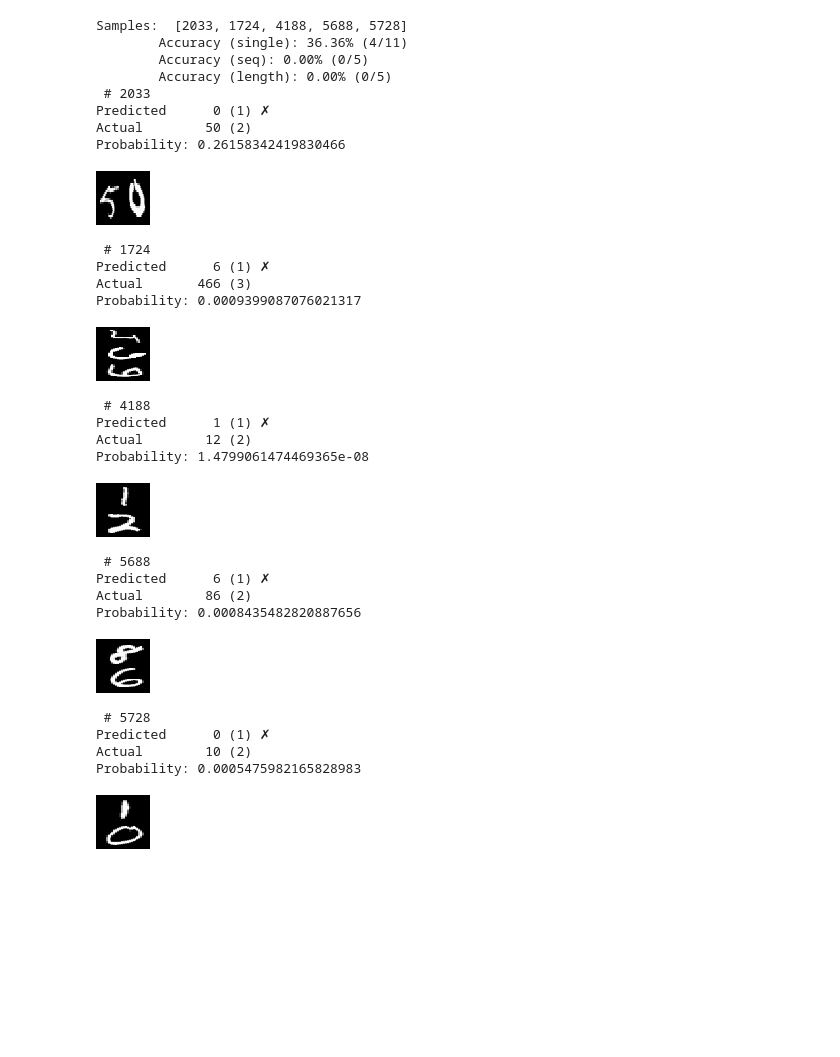
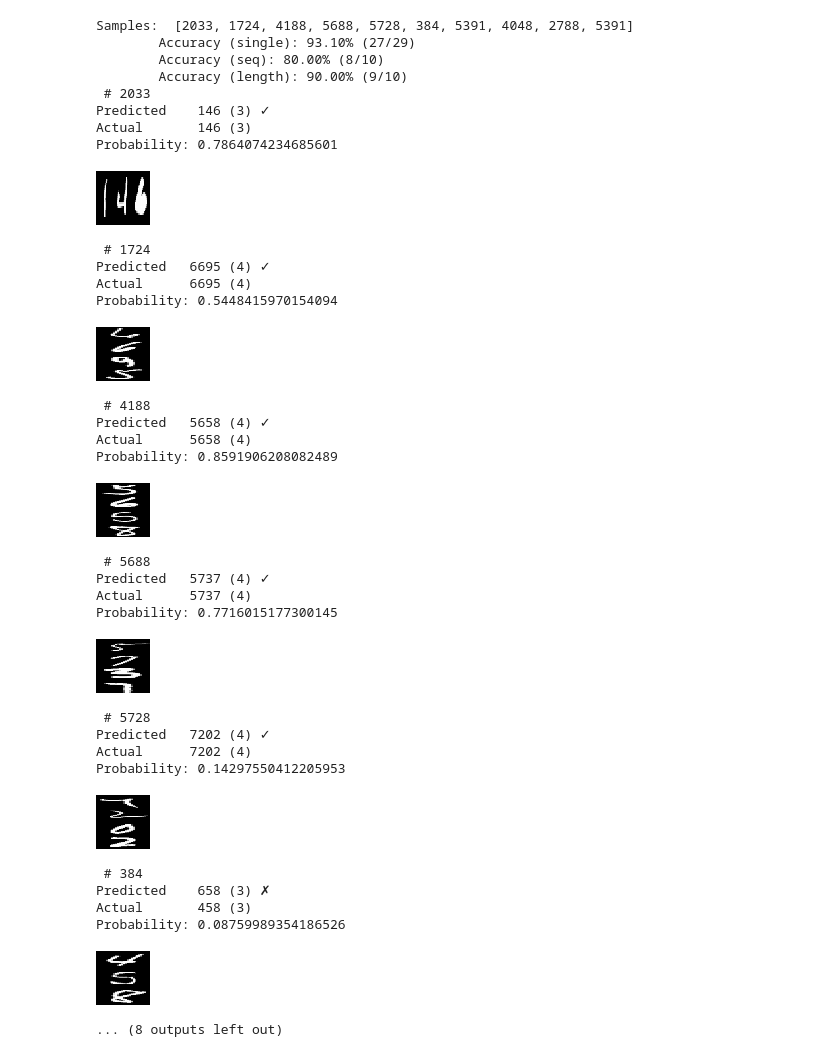
Before and after one commit to sathyz/svhn, a Jupyter notebook: SVHN_Synthetic.ipynb, the cells around one changed output. Drawn from its saved outputs; the diff is of its cells as text; code cells hidden in the pictures; blank space fills up the shorter version.

Commit message:
Use Flat Layer as input for S & L (instead of CNN)

```diff
--- a/SVHN_Synthetic.ipynb
+++ b/SVHN_Synthetic.ipynb
@@ -38,12 +38,13 @@ cnn.add(MaxPooling2D(pool_size=(2, 2))) #L9
 cnn.add(Dropout(0.5))
 
 cnn = cnn(img_input)
+
 flat = Flatten()(cnn)
+flat = Dense(1024, kernel_regularizer=regularizer)(flat) # L10
+flat = Activation('relu') (flat)
+flat = Dropout(0.5) (flat)
 
-size = Dense(1024, kernel_regularizer=regularizer)(flat) # L10
-size = Activation('relu') (size)
-size = Dropout(0.5) (size)
-size = Dense( MAX_LEN + 1, kernel_regularizer=regularizer)(size)
+size = Dense( MAX_LEN + 1, kernel_regularizer=regularizer)(flat)
 size_output = Activation('softmax', name="Length_Smax")(size)
 
 size_input = Input(shape=( MAX_LEN + 1,))
@@ -54,9 +55,10 @@ digits_merged = []
 
 # layer_s = Concatenate()([flat, size_output])
 
+seq_input = Concatenate()([flat, size_output])
 # FIXME use RNN
 for i in range(MAX_LEN):
-    digit_output = Dense(10, kernel_regularizer=regularizer)(flat)
+    digit_output = Dense(10, kernel_regularizer=regularizer)(seq_input)
     digit_output = Activation('softmax', name="Digit_Last_Smax_{}".format(i))(digit_output)
     digit_input = Input(shape=(10,))
 
@@ -205,7 +205,7 @@ for i in range(len(xs)):
 ... (8 outputs left out)
 # %%
-x_train, y_train = gen_samples(mx_train, my_train, (600 * 4 * 10) + (600 * 3 * 10) + (600 * 2 * 10) + (600 * 10), input_shape[:2])
-x_test, y_test = gen_samples(mx_test, my_test, 200 * 4 * 10, input_shape[:2])
+x_train, y_train = gen_samples(mx_train, my_train, 60000, input_shape[:2])
+x_test, y_test = gen_samples(mx_test, my_test, 6000, input_shape[:2])
 # %%
 digits = y_train[0].argmax(axis=1)
 
@@ -348,34 +345,40 @@ def review(X_true, y_true, nsamples=5, samples=None):
         # print( num_pred == num_true )
         display(array_to_img(X_true[sample]))
 # %%
-review(x_test, y_test, samples=[2033, 1724, 4188, 5688, 5728])
+review(x_test, y_test, samples=[2033, 1724, 4188, 5688, 5728, 384, 5391, 4048, 2788, 5391])
 # %% [output]
-Samples:  [2033, 1724, 4188, 5688, 5728]
-        Accuracy (single): 36.36% (4/11)
-        Accuracy (seq): 0.00% (0/5)
-        Accuracy (length): 0.00% (0/5)
+Samples:  [2033, 1724, 4188, 5688, 5728, 384, 5391, 4048, 2788, 5391]
+        Accuracy (single): 93.10% (27/29)
+        Accuracy (seq): 80.00% (8/10)
+        Accuracy (length): 90.00% (9/10)
  # 2033
-Predicted      0 (1) ✗
-Actual        50 (2)
-Probability: 0.26158342419830466
+Predicted    146 (3) ✓
+Actual       146 (3)
+Probability: 0.7864074234685601
-[figure, old version]
+[figure, new version]
  # 1724
-Predicted      6 (1) ✗
-Actual       466 (3)
-Probability: 0.0009399087076021317
+Predicted   6695 (4) ✓
+Actual      6695 (4)
+Probability: 0.5448415970154094
-[figure, old version]
+[figure, new version]
  # 4188
-Predicted      1 (1) ✗
-Actual        12 (2)
-Probability: 1.4799061474469365e-08
+Predicted   5658 (4) ✓
+Actual      5658 (4)
+Probability: 0.8591906208082489
-[figure, old version]
+[figure, new version]
  # 5688
-Predicted      6 (1) ✗
-Actual        86 (2)
-Probability: 0.0008435482820887656
+Predicted   5737 (4) ✓
+Actual      5737 (4)
+Probability: 0.7716015177300145
-[figure, old version]
+[figure, new version]
  # 5728
-Predicted      0 (1) ✗
-Actual        10 (2)
-Probability: 0.0005475982165828983
+Predicted   7202 (4) ✓
+Actual      7202 (4)
+Probability: 0.14297550412205953
-[figure, old version]
+[figure, new version]
+ # 384
+Predicted    658 (3) ✗
+Actual       458 (3)
+Probability: 0.08759989354186526
+[figure, added]
+... (8 outputs left out)
```
Also changed, not shown: parts of 14 cells of this notebook.
